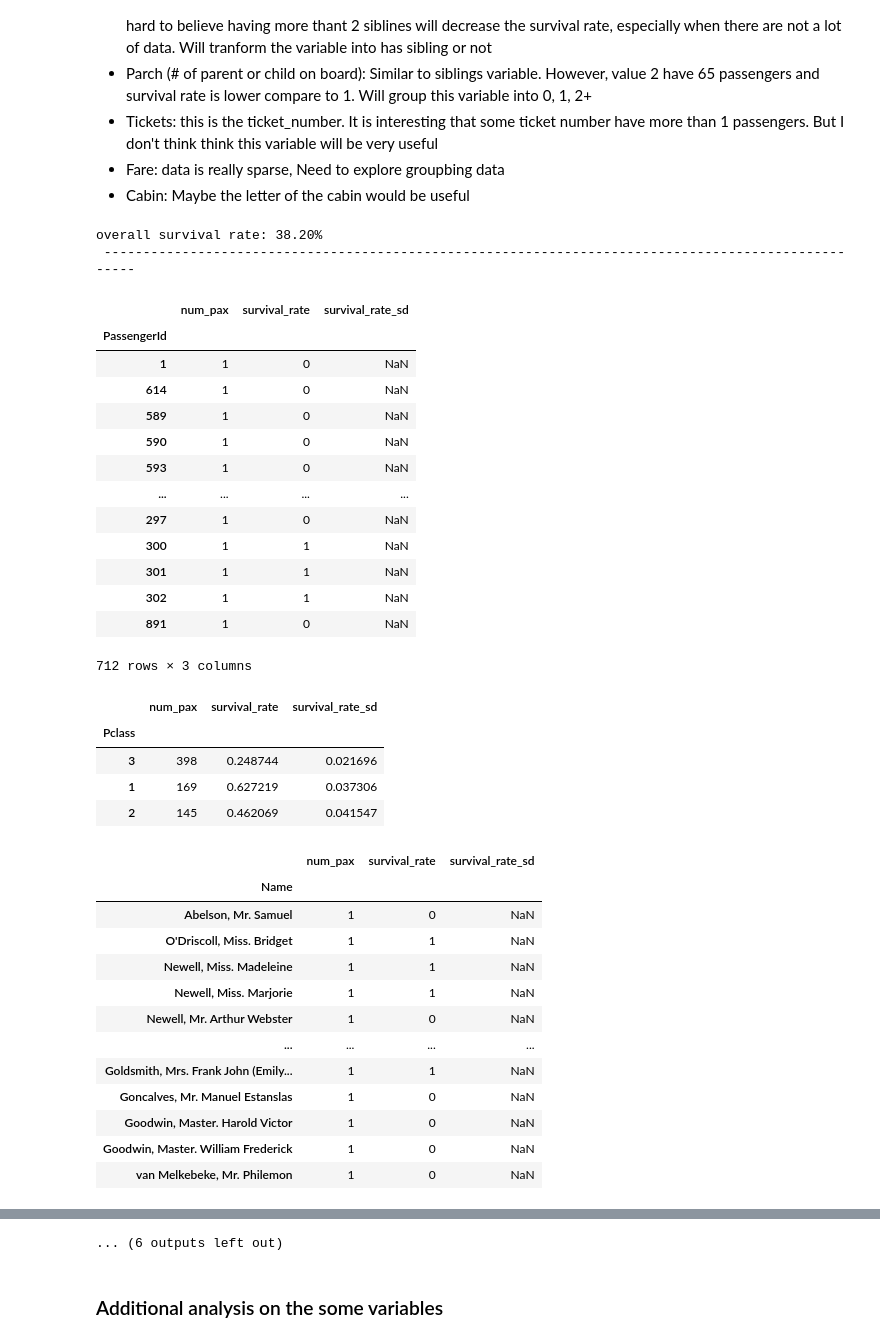
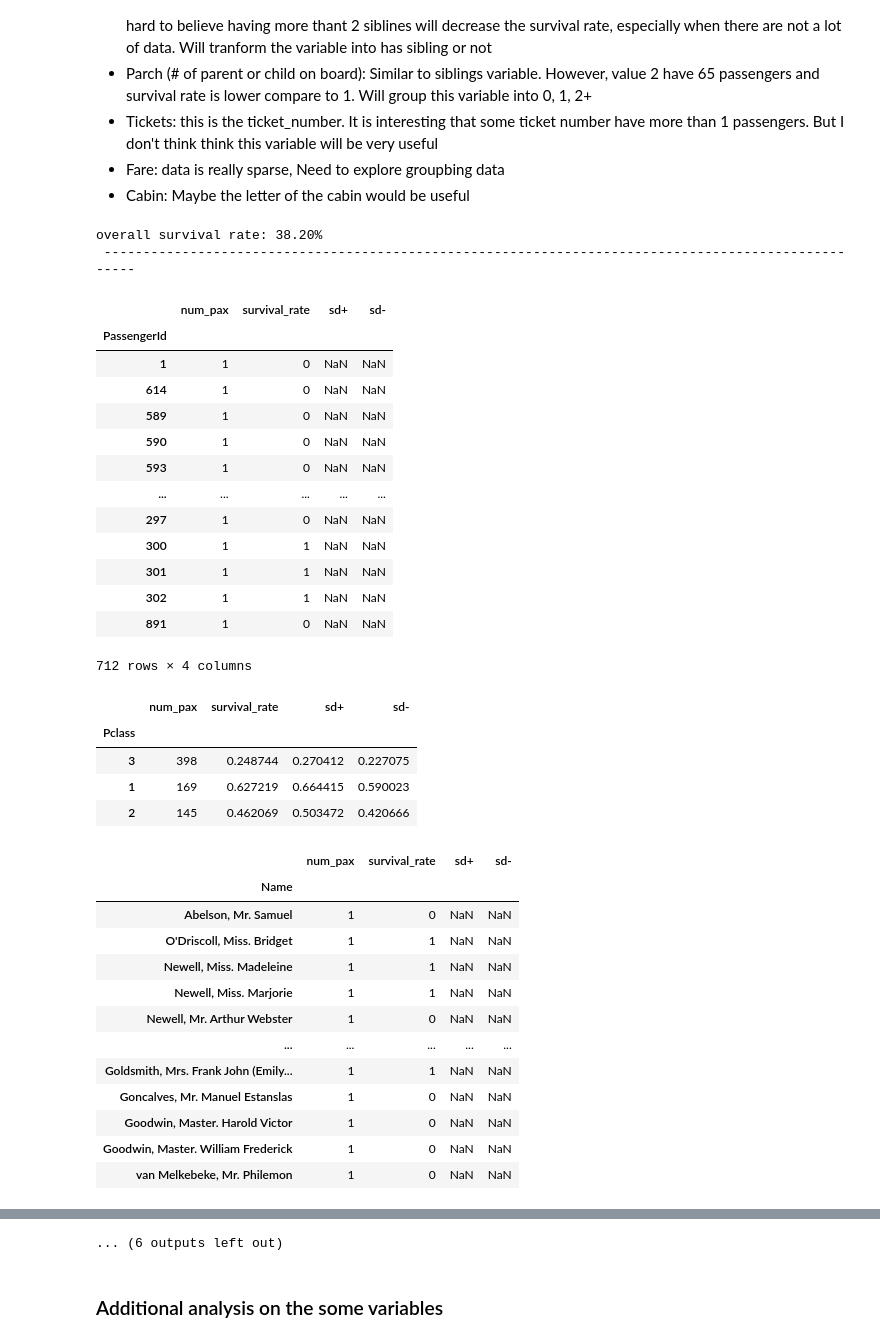
Before and after one commit to riwaa/Kaggle_ML_Titanic, a Jupyter notebook: Titanic_Model_v2.ipynb, the cells around one changed output, grey strips where cells are left out. Cells and saved outputs as stored; diff of their text form; code cells hidden in the pictures.

```diff
--- a/Titanic_Model_v2.ipynb
+++ b/Titanic_Model_v2.ipynb
@@ -121,55 +121,65 @@ __I will need to understand the following variable better:__
 * Fare: data is really sparse, Need to explore groupbing data
 * Cabin: Maybe the letter of the cabin would be useful
 # %%
-def var_info(train_data, var, label=train_label, target={'Survived': [('survival_rate', 'mean'), ('survival_rate_sd', np.std)]}):
+def mean_plus_sd(x):
+    if len(x) <= 1:
+        return(np.nan)
+    return(np.mean(x) + np.std(x)/(len(x)**0.5))
+
+def mean_minus_sd(x):
+    if len(x) <= 1:
+        return(np.nan)
+    return(np.mean(x) - np.std(x)/(len(x)**0.5))
+
+def var_info(train_data, var, label=train_label, target={'Survived': [('survival_rate', 'mean'), ('sd+', mean_plus_sd), ('sd-', mean_minus_sd)]}):
 
     df = train_data.copy()
     df['Survived'] = label
     df[var].fillna('z_missing', inplace=True)  # ensure na value shows up
 
     agg_method = {**{var: [('num_pax', 'count')]}, **target}
     agg = df.groupby([var]).agg(agg_method)
     agg.columns = agg.columns.get_level_values(1)
-    if 'survival_rate_sd' in agg.columns:
-        agg.survival_rate_sd = agg.survival_rate_sd / (agg.num_pax**0.5)
+#     if 'survival_rate_sd' in agg.columns:
+#         agg.survival_rate_sd = agg.survival_rate_sd / (agg.num_pax**0.5)
 
     return(agg)
 
 print('overall survival rate: {:.2%}\n'.format(train_label.mean()), '-'*100)
 for i in variables:
     display(var_info(train_data, i).sort_values(by='num_pax', ascending=False))
 # %% [output]
 overall survival rate: 38.20%
  ----------------------------------------------------------------------------------------------------
-|  | num_pax | survival_rate | survival_rate_sd |
-| PassengerId |  |  |  |
-| 1 | 1 | 0 | NaN |
-| 614 | 1 | 0 | NaN |
-| 589 | 1 | 0 | NaN |
-| 590 | 1 | 0 | NaN |
-| 593 | 1 | 0 | NaN |
-| ... | ... | ... | ... |
-| 297 | 1 | 0 | NaN |
-| 300 | 1 | 1 | NaN |
-| 301 | 1 | 1 | NaN |
-| 302 | 1 | 1 | NaN |
-| 891 | 1 | 0 | NaN |
+|  | num_pax | survival_rate | sd+ | sd- |
+| PassengerId |  |  |  |  |
+| 1 | 1 | 0 | NaN | NaN |
+| 614 | 1 | 0 | NaN | NaN |
+| 589 | 1 | 0 | NaN | NaN |
+| 590 | 1 | 0 | NaN | NaN |
+| 593 | 1 | 0 | NaN | NaN |
+| ... | ... | ... | ... | ... |
+| 297 | 1 | 0 | NaN | NaN |
+| 300 | 1 | 1 | NaN | NaN |
+| 301 | 1 | 1 | NaN | NaN |
+| 302 | 1 | 1 | NaN | NaN |
+| 891 | 1 | 0 | NaN | NaN |
-712 rows × 3 columns
+712 rows × 4 columns
-|  | num_pax | survival_rate | survival_rate_sd |
-| Pclass |  |  |  |
-| 3 | 398 | 0.248744 | 0.021696 |
-| 1 | 169 | 0.627219 | 0.037306 |
-| 2 | 145 | 0.462069 | 0.041547 |
+|  | num_pax | survival_rate | sd+ | sd- |
+| Pclass |  |  |  |  |
+| 3 | 398 | 0.248744 | 0.270412 | 0.227075 |
+| 1 | 169 | 0.627219 | 0.664415 | 0.590023 |
+| 2 | 145 | 0.462069 | 0.503472 | 0.420666 |
-|  | num_pax | survival_rate | survival_rate_sd |
-| Name |  |  |  |
-| Abelson, Mr. Samuel | 1 | 0 | NaN |
-| O'Driscoll, Miss. Bridget | 1 | 1 | NaN |
-| Newell, Miss. Madeleine | 1 | 1 | NaN |
-| Newell, Miss. Marjorie | 1 | 1 | NaN |
-| Newell, Mr. Arthur Webster | 1 | 0 | NaN |
-| ... | ... | ... | ... |
-| Goldsmith, Mrs. Frank John (Emily... | 1 | 1 | NaN |
-| Goncalves, Mr. Manuel Estanslas | 1 | 0 | NaN |
-| Goodwin, Master. Harold Victor | 1 | 0 | NaN |
-| Goodwin, Master. William Frederick | 1 | 0 | NaN |
-| van Melkebeke, Mr. Philemon | 1 | 0 | NaN |
+|  | num_pax | survival_rate | sd+ | sd- |
+| Name |  |  |  |  |
+| Abelson, Mr. Samuel | 1 | 0 | NaN | NaN |
+| O'Driscoll, Miss. Bridget | 1 | 1 | NaN | NaN |
+| Newell, Miss. Madeleine | 1 | 1 | NaN | NaN |
+| Newell, Miss. Marjorie | 1 | 1 | NaN | NaN |
+| Newell, Mr. Arthur Webster | 1 | 0 | NaN | NaN |
+| ... | ... | ... | ... | ... |
+| Goldsmith, Mrs. Frank John (Emily... | 1 | 1 | NaN | NaN |
+| Goncalves, Mr. Manuel Estanslas | 1 | 0 | NaN | NaN |
+| Goodwin, Master. Harold Victor | 1 | 0 | NaN | NaN |
+| Goodwin, Master. William Frederick | 1 | 0 | NaN | NaN |
+| van Melkebeke, Mr. Philemon | 1 | 0 | NaN | NaN |
```
Also changed, not shown: parts of 12 cells of this notebook.
